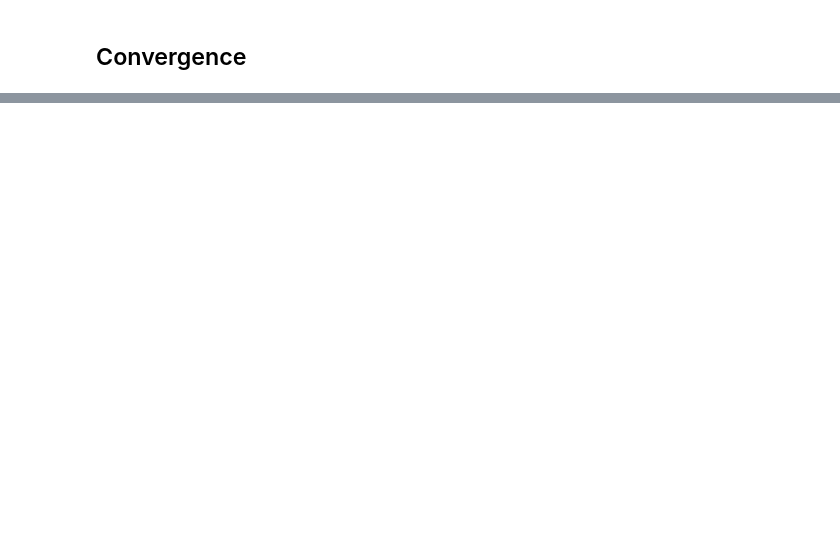
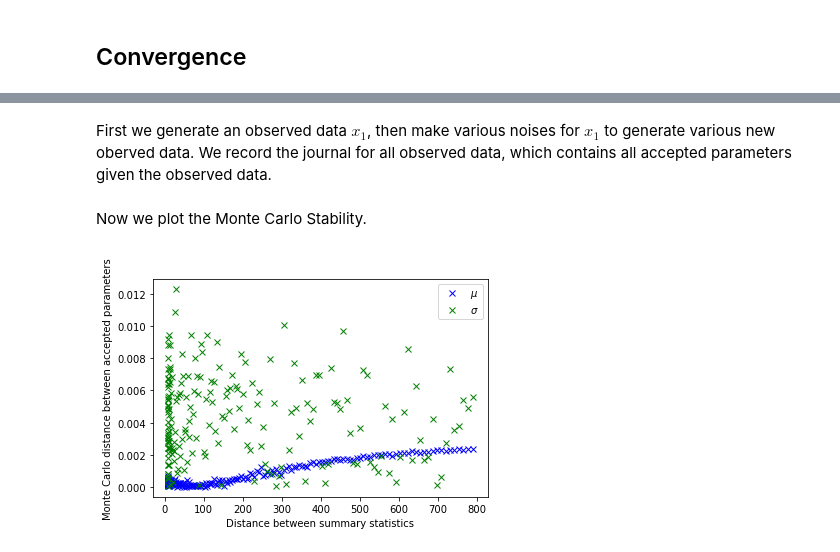
Before and after one commit to jiaao-wang98/Reconciling-Robustness-and-Interpretability-in-Machine-Learning, a Jupyter notebook: Stability.ipynb, the cells around one changed output, grey strips where cells are left out. Drawn from its saved outputs; the diff is of its cells as text; code cells hidden in the pictures; blank space fills up the shorter version.

Commit message:
Stability.

```diff
--- a/Stability.ipynb
+++ b/Stability.ipynb
@@ -479,11 +157,0 @@ plt.savefig('hell4')
-# %%
-'''fig4 = plt.figure()
-for params in param:
-    y0 = np.array(np.squeeze(params['mu']))
-
-    eval_points = np.linspace(np.amin(y0), np.amax(y0), 1000)
-
-    # Evaluate pdf of Gaussian kde
-    p0 = Gaussian_kde(y0, 0.3, eval_points, True)
-    #p1 = Gaussian_kde(y1, bandwidth, eval_points, False)
-    '''
@@ -496,0 +166,2 @@ def():
+# %% [markdown]
+First we generate an observed data $x_1$, then make various noises for $x_1$ to generate various new oberved data. We record the journal for all observed data, which contains all accepted parameters given the observed data.
@@ -496,0 +199,38 @@ def():
+# %% [markdown]
+Now we plot the Monte Carlo Stability.
+# %%
+def plot_MonteCarlo_Stability(observed_data, journals):
+    distance_summary = []
+    monte_mu = []
+    monte_sigma = []
+
+    # Recover x_1
+    height_obs0 = observed_data[0]
+    params0 = journals[0].get_parameters()
+
+    # Compute distance between sumamry statistics
+    for data in observed_data[1:]:
+        distance_summary.append(distance_calculator.distance(data, height_obs0))
+
+    for journal in journals[1:]:
+        # Observe posterior
+        #journal.plot_posterior_distr(true_parameter_values=[170,15])
+
+        # Compute Monte Carlo distance
+        params = journal.get_parameters()
+        monte_mu.append(monte_carlo(params0['mu'], params['mu'], h, 170))
+        monte_sigma.append(monte_carlo(params0['sigma'], params['sigma'], h, 10))
+
+    fig1 = plt.figure()
+    plt.plot((distance_summary), (np.array(monte_mu)), 'bx', label=r'$\mu$')
+    plt.plot((distance_summary), (np.array(monte_sigma)), 'gx', label=r'$\sigma$')
+
+    plt.xlabel('Distance between summary statistics')
+    plt.ylabel('Monte Carlo distance between accepted parameters')
+    #plt.title('Histogram of IQ')
+    plt.legend()
+    plt.savefig('MonteCarloStability')
+
+plot_MonteCarlo_Stability(observed_data, journals)
+# %% [output]
+[figure, added]
```
Also changed, not shown: parts of 20 cells of this notebook, 6 other files.
